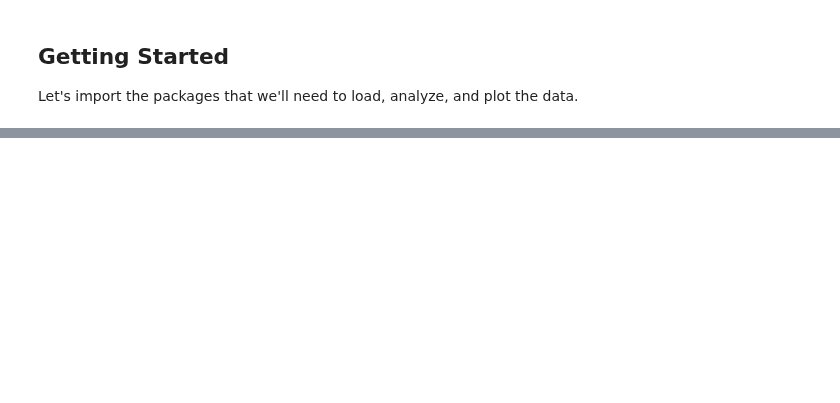
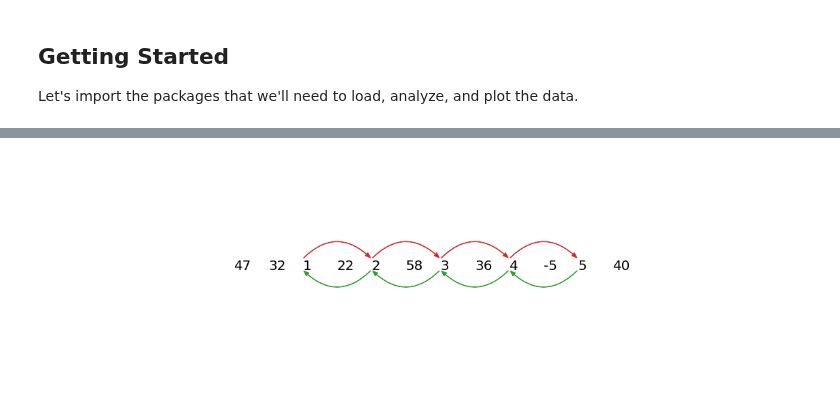
Before and after one commit to bcExpt-1123/Stumpy-python, a Jupyter notebook: docs/Tutorial_Time_Series_Chains.ipynb, the cells around one changed output, grey strips where cells are left out. Saved outputs shown, nothing was run; the diff lists cells and outputs as text; code cells hidden in the pictures; blank space fills up the shorter version.

```diff
--- a/docs/Tutorial_Time_Series_Chains.ipynb
+++ b/docs/Tutorial_Time_Series_Chains.ipynb
@@ -52,0 +145,56 @@ array([ 185,  521,  857, 1193, 1865, 2201, 2537])
+# %%
+nearest_neighbors = np.array([[1,  47, np.nan, np.nan],
+                              [2,  32, np.nan, np.nan],
+                              [3,   1, np.nan,      5],
+                              [4,  22, np.nan, np.nan],
+                              [5,   2,      3,      7],
+                              [6,  58, np.nan, np.nan],
+                              [7,   3,      5,      9],
+                              [8,  36, np.nan, np.nan],
+                              [9,   4,      7,     11],
+                              [10, -5, np.nan, np.nan],
+                              [11,  5,      9, np.nan],
+                              [12, 40, np.nan, np.nan]])
+
+colors = [['C1', 'C1'],
+          ['C2', 'C5'],
+          ['C3', 'C5'],
+          ['C4', 'C4'],
+          ['C3', 'C2'],
+          ['C5', 'C3'],
+          ['C3', 'C2'],
+          ['C2', 'C1'],
+          ['C3', 'C2'],
+          ['C6', 'C1'],
+          ['C6', 'C2'],
+          ['C1', 'C1']]
+
+style="Simple, tail_width=0.5, head_width=6, head_length=8"
+kw = dict(arrowstyle=style, connectionstyle="arc3, rad=-.5",)
+
+xs = np.arange(nearest_neighbors.shape[0]) + 1
+ys = np.zeros(nearest_neighbors.shape[0])
+plt.plot(xs, ys, "-o", markerfacecolor="None", markeredgecolor="None", linestyle="None")
+
+x0, x1, y0, y1 = plt.axis()
+plot_margin = 5.0
+plt.axis((x0 - plot_margin,
+          x1 + plot_margin,
+          y0 - plot_margin,
+          y1 + plot_margin))
+plt.axis('off')
+
+for x, y, nearest_neighbor, color in zip(xs, ys, nearest_neighbors, colors):
+    plt.text(x, y, str(int(nearest_neighbor[1])), color="black", fontsize=20)
+
+    # Plot right matrix profile indices
+    if not np.isnan(nearest_neighbor[3]):
+        arrow = FancyArrowPatch((x, 0.5), (nearest_neighbor[3], 0.5), color=color[0], **kw)
+        plt.gca().add_patch(arrow)
+
+    # Plot left matrix profile indices
+    if not np.isnan(nearest_neighbor[2]):
+        arrow = FancyArrowPatch((x, 0.0), (nearest_neighbor[2], 0.0), color=color[1], **kw)
+        plt.gca().add_patch(arrow)
+# %% [output]
+[figure, added]
```
Also changed, not shown: parts of 33 cells of this notebook, 1 other file.
